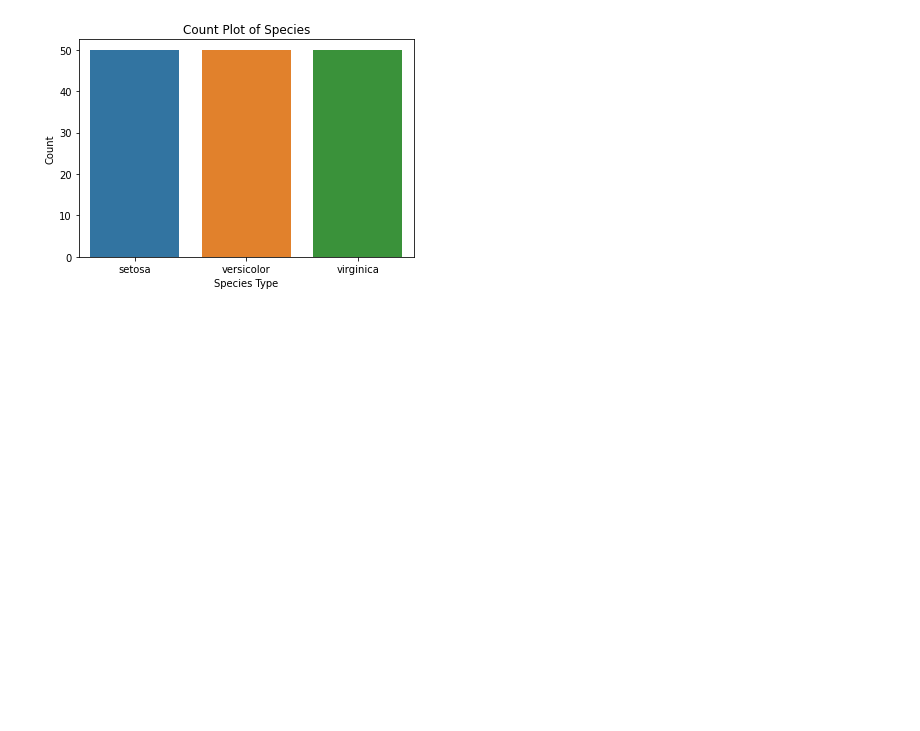
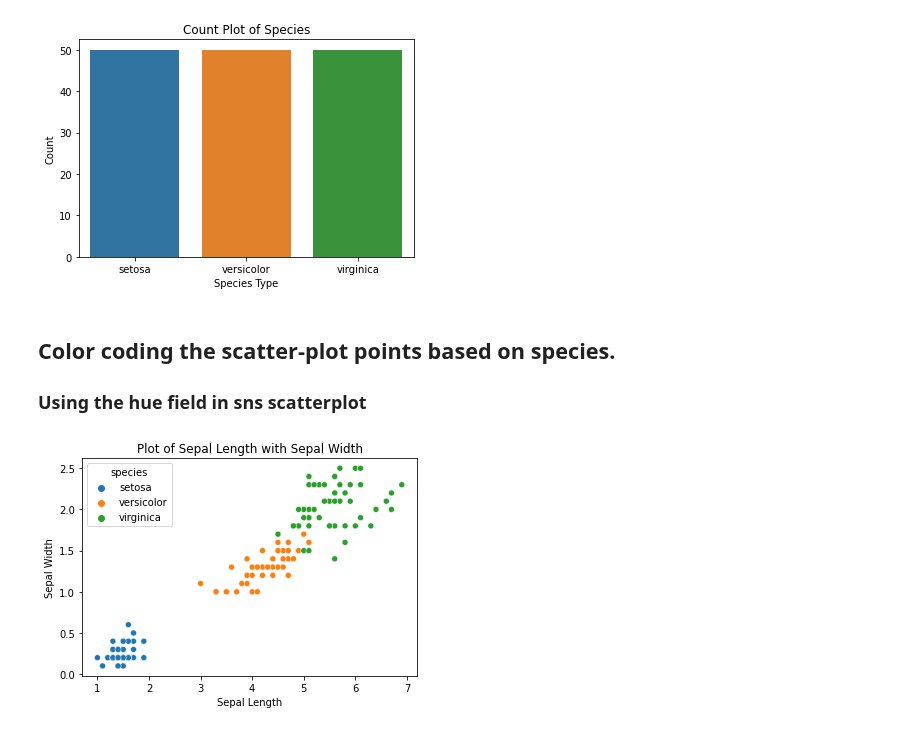
Before and after one commit to sharatainapur/Machine_Learning, a Jupyter notebook: Introduction_to_Seaborn.ipynb, the cells around one changed output. Drawn from its saved outputs; the diff is of its cells as text; code cells hidden in the pictures; blank space fills up the shorter version.

Commit message:
Updated the Scatterplot with hue field

```diff
--- a/Introduction_to_Seaborn.ipynb
+++ b/Introduction_to_Seaborn.ipynb
@@ -35,3 +35,15 @@ plt.ylabel("Count")
 plt.show()
 # %% [output]
 [figure]
+# %% [markdown]
+## **Color coding the scatter-plot points based on species.**
+### Using the hue field in sns scatterplot
+# %%
+sl,sw,pl,pw=df["sepal_length"],df["sepal_width"],df["petal_length"],df["petal_width"]
+sns.scatterplot(x=pl,y=pw, hue=species)
+plt.xlabel('Sepal Length')
+plt.ylabel('Sepal Width')
+plt.title('Plot of Sepal Length with Sepal Width')
+plt.show()
+# %% [output]
+[figure, added]
```
Also changed, not shown: parts of 3 cells of this notebook.
